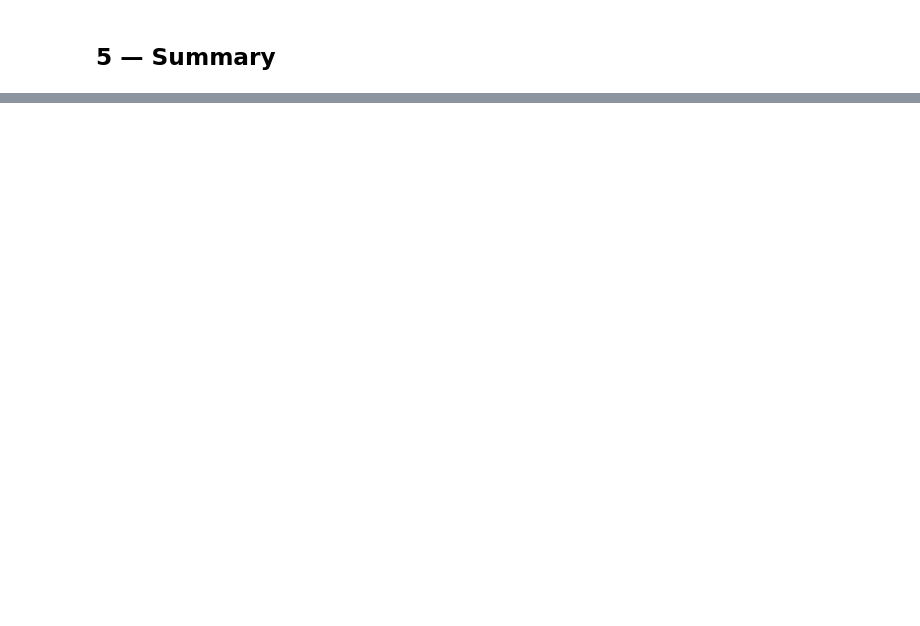
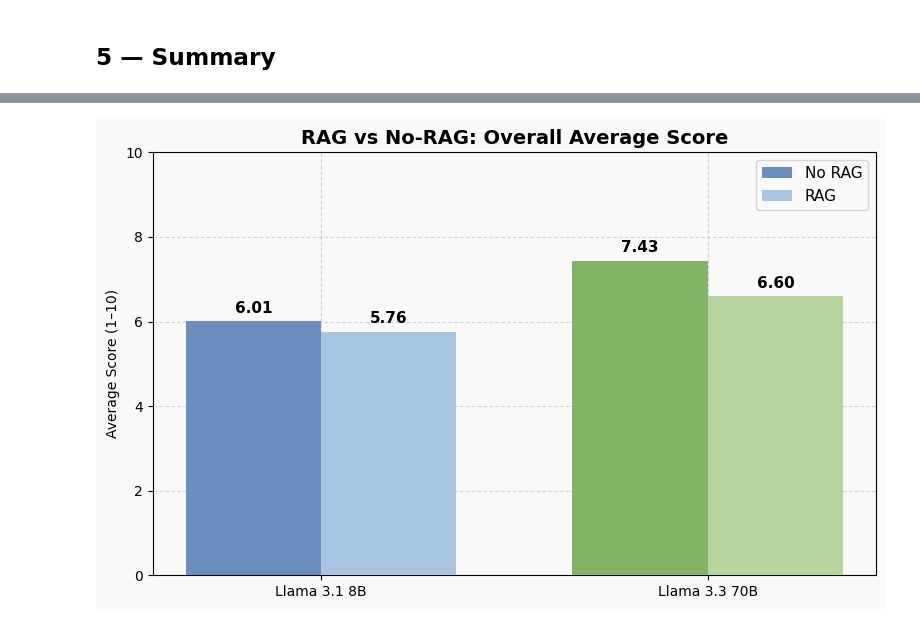
Before and after one commit to bar-elhayani/llm-evaluation-benchmark, a Jupyter notebook: notebooks/analysis.ipynb, the cells around one changed output, grey strips where cells are left out. Saved outputs shown, nothing was run; the diff lists cells and outputs as text; code cells hidden in the pictures; blank space fills up the shorter version.

Commit message:
fix duplicate rows in judge_scores, add RAG analysis and charts

```diff
--- a/notebooks/analysis.ipynb
+++ b/notebooks/analysis.ipynb
@@ -183,0 +205,32 @@ print("=" * 50)
+# %%
+
+# Chart 5 — Overall RAG vs No-RAG comparison
+fig, ax = plt.subplots(figsize=(8, 5))
+
+groups = ["Llama 3.1 8B", "Llama 3.3 70B"]
+no_rag_scores = [6.01, 7.43]
+rag_scores    = [5.76, 6.60]
+
+x = np.arange(len(groups))
+w = 0.35
+
+bars1 = ax.bar(x - w / 2, no_rag_scores, w, label="No RAG",
+               color=["#6C8EBF", "#82B366"], zorder=3)
+bars2 = ax.bar(x + w / 2, rag_scores, w, label="RAG",
+               color=["#A8C4E0", "#B5D4A0"], zorder=3)
+
+ax.bar_label(bars1, fmt="%.2f", padding=4, fontsize=11, fontweight="bold")
+ax.bar_label(bars2, fmt="%.2f", padding=4, fontsize=11, fontweight="bold")
+
+ax.set_xticks(x)
+ax.set_xticklabels(groups)
+ax.set_ylim(0, 10)
+ax.set_title("RAG vs No-RAG: Overall Average Score", fontsize=14, fontweight="bold")
+ax.set_ylabel("Average Score (1–10)")
+ax.legend(fontsize=11)
+ax.set_axisbelow(True)
+plt.tight_layout()
+plt.savefig("../results/05_rag_comparison.png", dpi=150, bbox_inches="tight")
+plt.show()
+# %% [output]
+[figure, added]
```
Also changed, not shown: parts of 8 cells of this notebook, 7 other files.
